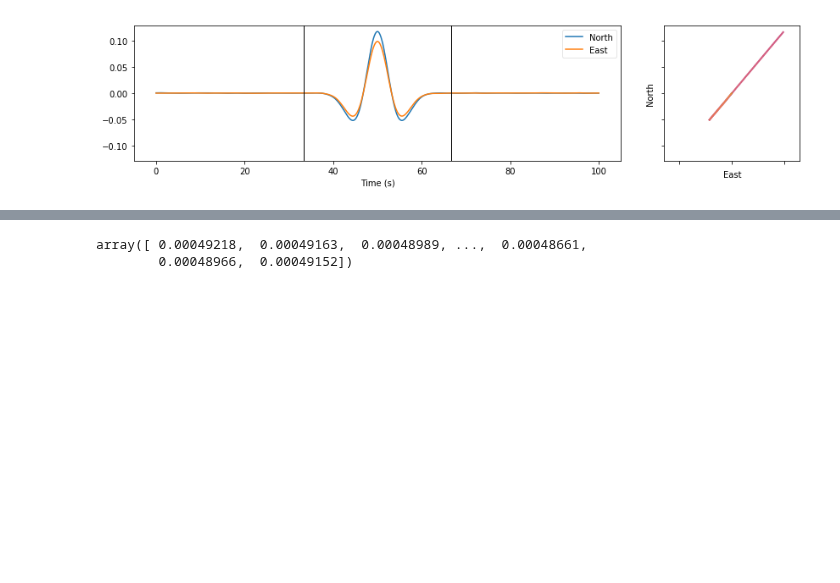
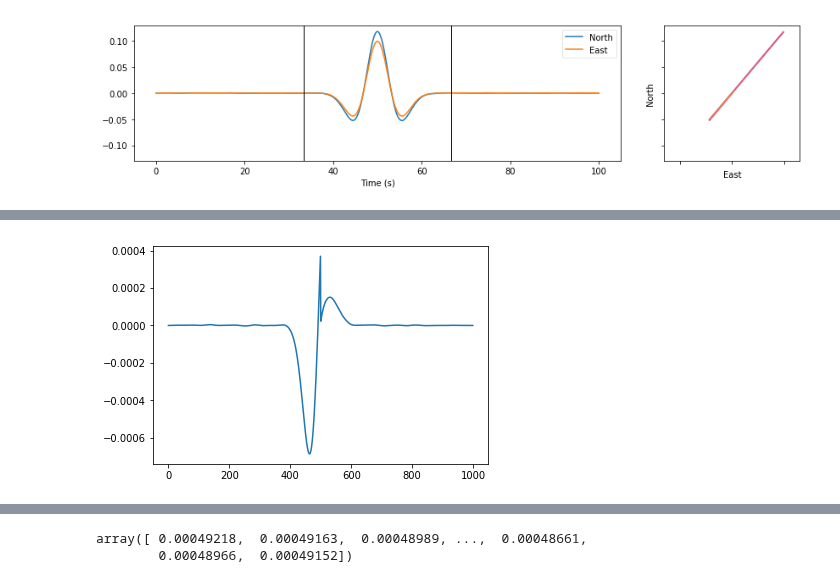
Before and after one commit to JackWalpole/splitwavepy, a Jupyter notebook: devel/Frequency_Splitting.ipynb, the cells around one changed output, grey strips where cells are left out. Saved outputs shown, nothing was run; the diff lists cells and outputs as text; code cells hidden in the pictures; blank space fills up the shorter version.

```diff
--- a/devel/Frequency_Splitting.ipynb
+++ b/devel/Frequency_Splitting.ipynb
@@ -236,6 +236,6 @@ x = a.x[:-1]
 y = a.y[:-1]
 x = x - np.mean(x)
 y = y - np.mean(y)
-fx = np.fft.fft(x)
-fy = np.fft.fft(y)
+fx = np.fft.rfft(x)
+fy = np.fft.rfft(y)
 # %%
@@ -244,10 +245,11 @@ cyx = fy*fx.conj()
 cxx = fx*fx.conj()
 cyy = fy*fy.conj()
 # %%
-ixy = np.fft.ifft(cxy)
-iyx = np.fft.ifft(cyx)
-ixx = np.fft.ifft(cxx)
-iyy = np.fft.ifft(cyy)
+# reverse transform cross-correlation
+ixy = np.fft.irfft(cxy)
+iyx = np.fft.irfft(cyx)
+ixx = np.fft.irfft(cxx)
+iyy = np.fft.irfft(cyy)
 # %%
 # plt.plot(np.real(ixx))
 # plt.plot(np.real(iyy))
@@ -269,3 +272,10 @@ array([ -5.55111512e-17])
+# %%
+corrxy = np.correlate(x,y,'same')
+mid = int(x.size/2)
+plt.plot(ixy - np.roll(corrxy,mid))
+plt.show()
+# %% [output]
+[figure, added]
 # %%
 # Pearson Correlation in time domain
 np.correlate(x, y)/(x.size * np.std(x) * np.std(y)) - np.corrcoef(x, y)[0,1]
```
Also changed, not shown: parts of 22 cells of this notebook, 1 other file.
